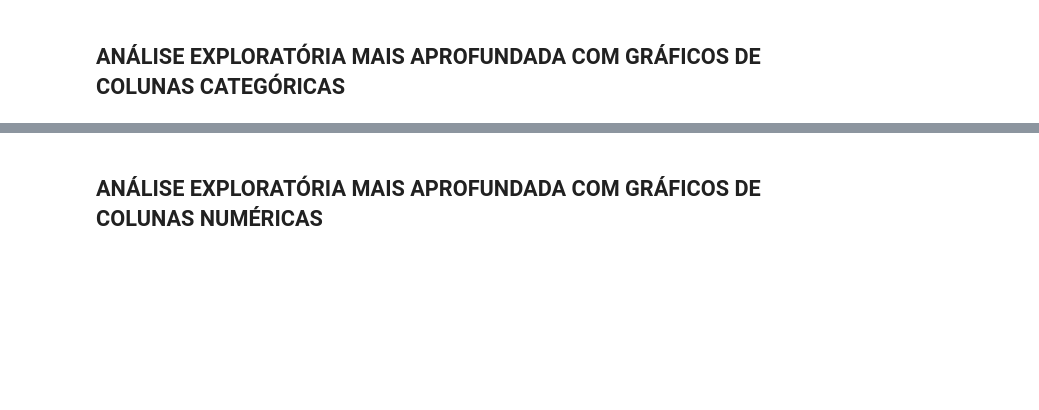
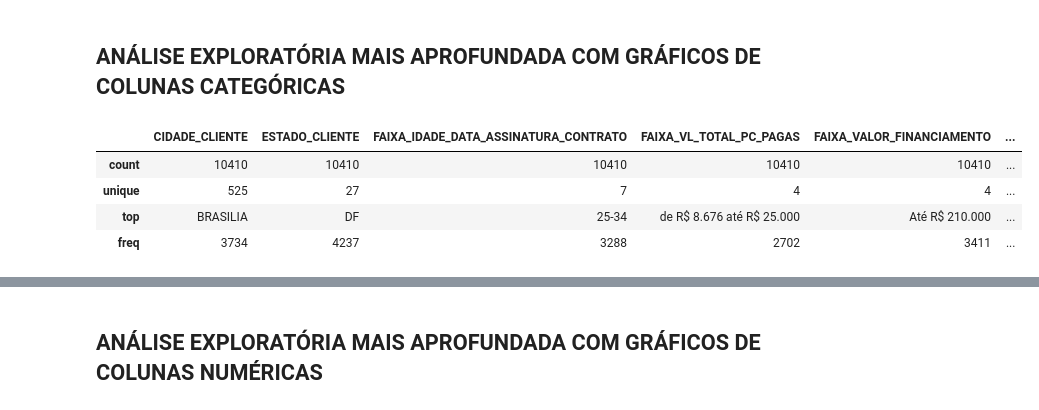
Before and after one commit to FelipeLRoll/previsao-inadimplencia, a Jupyter notebook: previsao-inadimplencia.ipynb, the cells around one changed output, grey strips where cells are left out. Cells and saved outputs as stored; diff of their text form; code cells hidden in the pictures; blank space fills up the shorter version.

```diff
--- a/previsao-inadimplencia.ipynb
+++ b/previsao-inadimplencia.ipynb
@@ -1170,0 +1172,9 @@ Data de acesso: 22/10/2024
+# %%
+#fazendo o describe novamente das colunas categoricas
+df_tratado.describe(exclude=["number"])
+# %% [output]
+|  | CIDADE_CLIENTE | ESTADO_CLIENTE | FAIXA_IDADE_DATA_ASSINATURA_CONTRATO | FAIXA_VL_TOTAL_PC_PAGAS | FAIXA_VALOR_FINANCIAMENTO | ... |
+| count | 10410 | 10410 | 10410 | 10410 | 10410 | ... |
+| unique | 525 | 27 | 7 | 4 | 4 | ... |
+| top | BRASILIA | DF | 25-34 | de R$ 8.676 até R$ 25.000 | Até R$ 210.000 | ... |
+| freq | 3734 | 4237 | 3288 | 2702 | 3411 | ... |
```
Also changed, not shown: parts of 98 cells of this notebook, 52 other files.
